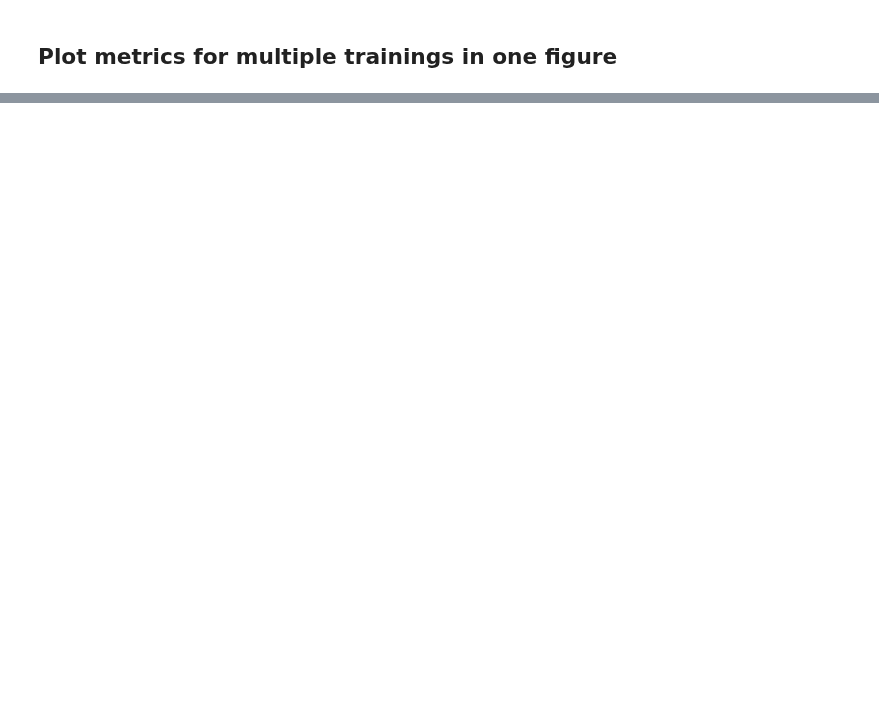
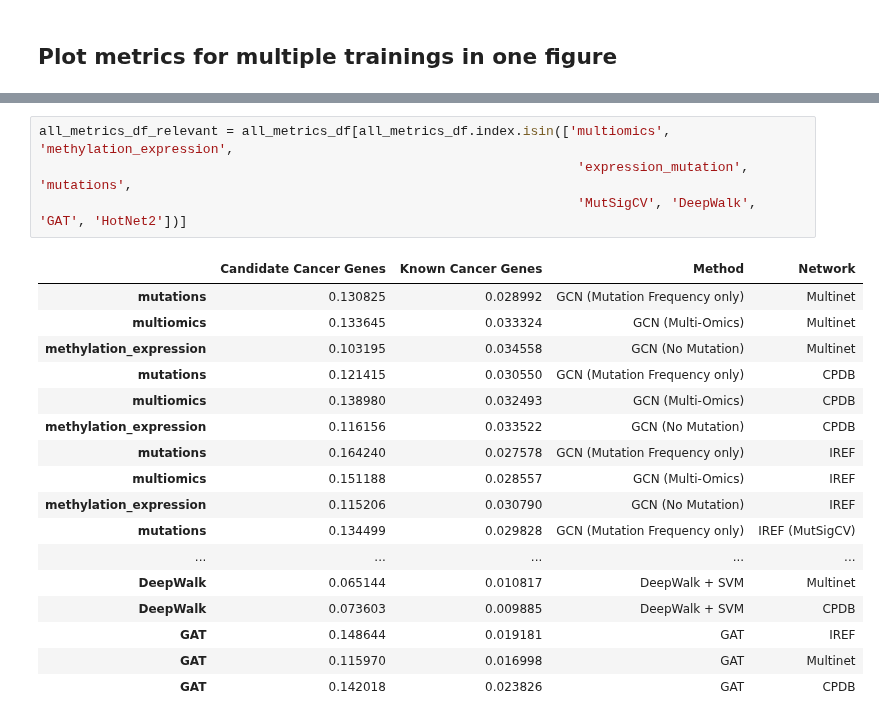
Before and after one commit to schulter/EMOGI, a Jupyter notebook: GCN/performance_figure.ipynb, the cells around one changed output, grey strips where cells are left out. Cells and saved outputs as stored; diff of their text form; blank space fills up the shorter version.

```diff
--- a/GCN/performance_figure.ipynb
+++ b/GCN/performance_figure.ipynb
@@ -249,3 +346,25 @@ Multinet_MutSig
+# %%
+all_metrics_df_relevant = all_metrics_df[all_metrics_df.index.isin(['multiomics', 'methylation_expression',
+                                                                     'expression_mutation', 'mutations',
+                                                                     'MutSigCV', 'DeepWalk', 'GAT', 'HotNet2'])]
+# %% [output]
+|  | Candidate Cancer Genes | Known Cancer Genes | Method | Network |
+| mutations | 0.130825 | 0.028992 | GCN (Mutation Frequency only) | Multinet |
+| multiomics | 0.133645 | 0.033324 | GCN (Multi-Omics) | Multinet |
+| methylation_expression | 0.103195 | 0.034558 | GCN (No Mutation) | Multinet |
+| mutations | 0.121415 | 0.030550 | GCN (Mutation Frequency only) | CPDB |
+| multiomics | 0.138980 | 0.032493 | GCN (Multi-Omics) | CPDB |
+| methylation_expression | 0.116156 | 0.033522 | GCN (No Mutation) | CPDB |
+| mutations | 0.164240 | 0.027578 | GCN (Mutation Frequency only) | IREF |
+| multiomics | 0.151188 | 0.028557 | GCN (Multi-Omics) | IREF |
+| methylation_expression | 0.115206 | 0.030790 | GCN (No Mutation) | IREF |
+| mutations | 0.134499 | 0.029828 | GCN (Mutation Frequency only) | IREF (MutSigCV) |
+| ... | ... | ... | ... | ... |
+| DeepWalk | 0.065144 | 0.010817 | DeepWalk + SVM | Multinet |
+| DeepWalk | 0.073603 | 0.009885 | DeepWalk + SVM | CPDB |
+| GAT | 0.148644 | 0.019181 | GAT | IREF |
+| GAT | 0.115970 | 0.016998 | GAT | Multinet |
+| GAT | 0.142018 | 0.023826 | GAT | CPDB |
 # %%
 fig = plt.figure(figsize=(14, 12))
 replace_dict = {'expression': 'GCN (Expression only)', 'methylation': 'GCN (Methylation only)',
```
Also changed, not shown: parts of 6 cells of this notebook.
